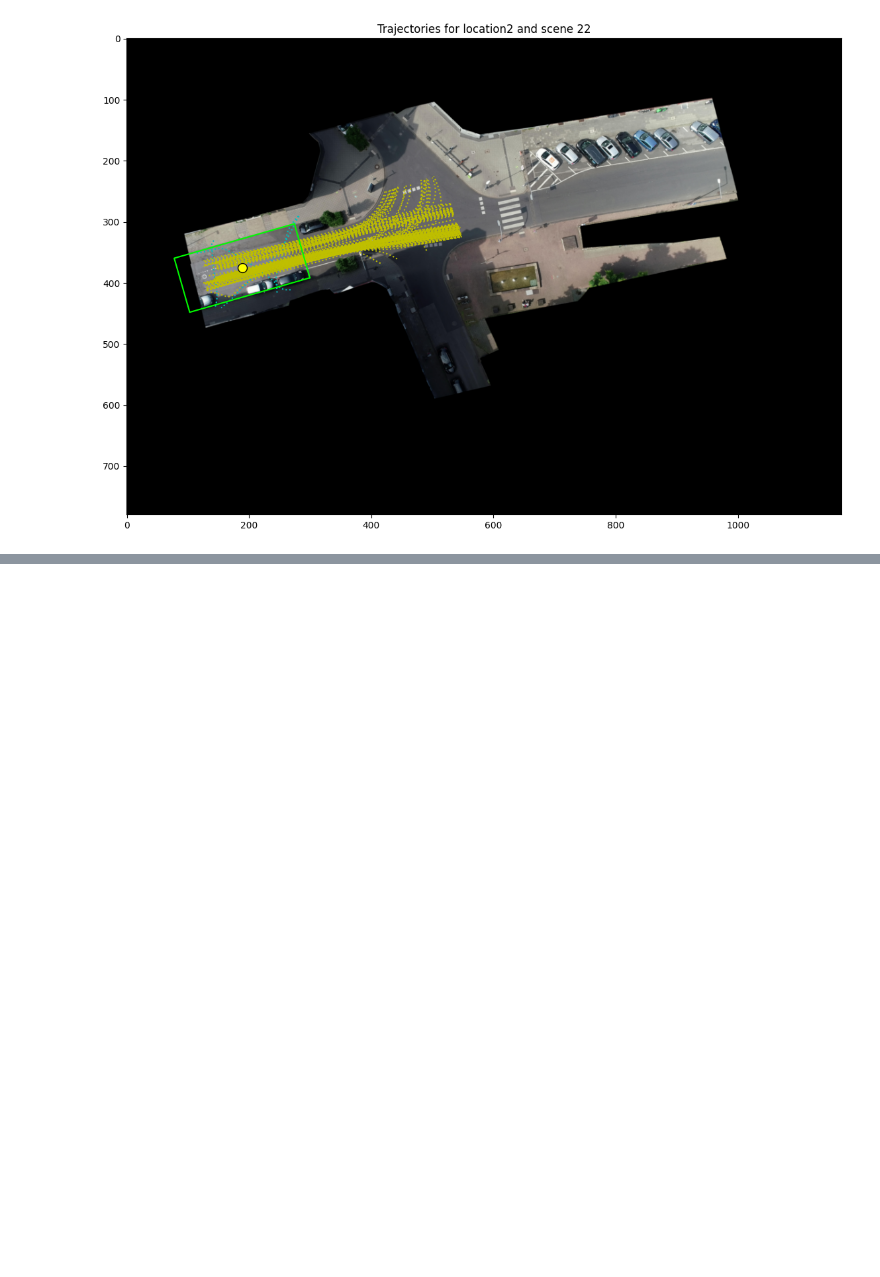
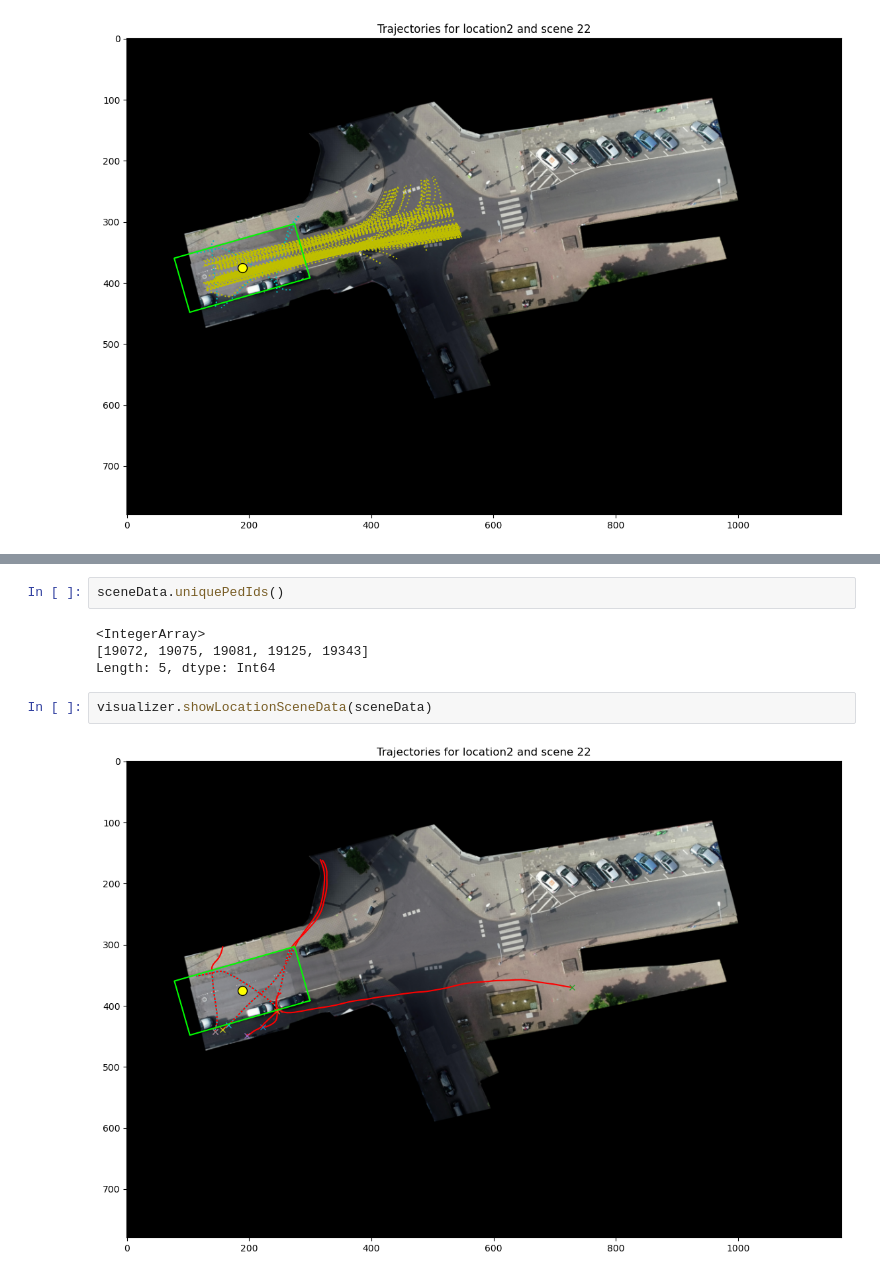
Before and after one commit to ika-rwth-aachen/drone-dataset-tools, a Jupyter notebook: src/notebooks/RecordingData.ipynb, the cells around one changed output, grey strips where cells are left out. Saved outputs shown, nothing was run; the diff lists cells and outputs as text; blank space fills up the shorter version.

```diff
--- a/src/notebooks/RecordingData.ipynb
+++ b/src/notebooks/RecordingData.ipynb
@@ -243,0 +157,10 @@ pedDf.head()
+# %%
+sceneData.uniquePedIds()
+# %% [output]
+<IntegerArray>
+[19072, 19075, 19081, 19125, 19343]
+Length: 5, dtype: Int64
+# %%
+visualizer.showLocationSceneData(sceneData)
+# %% [output]
+[figure, added]
```
Also changed, not shown: parts of 18 cells of this notebook, 3 other files.
